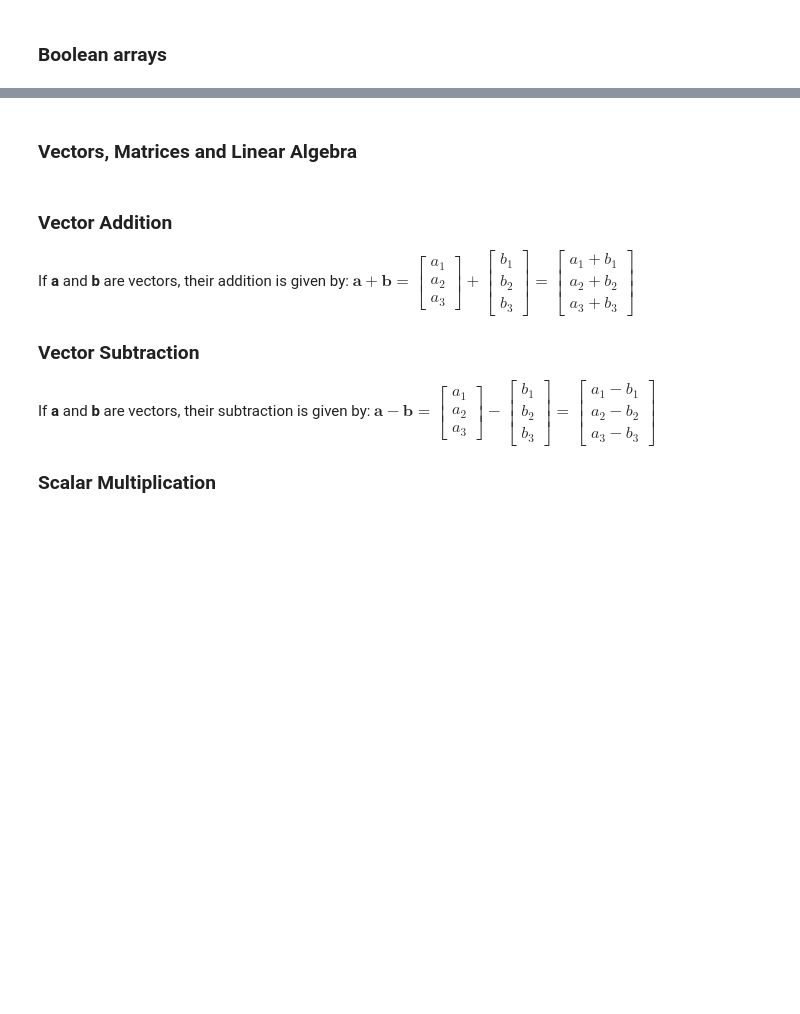
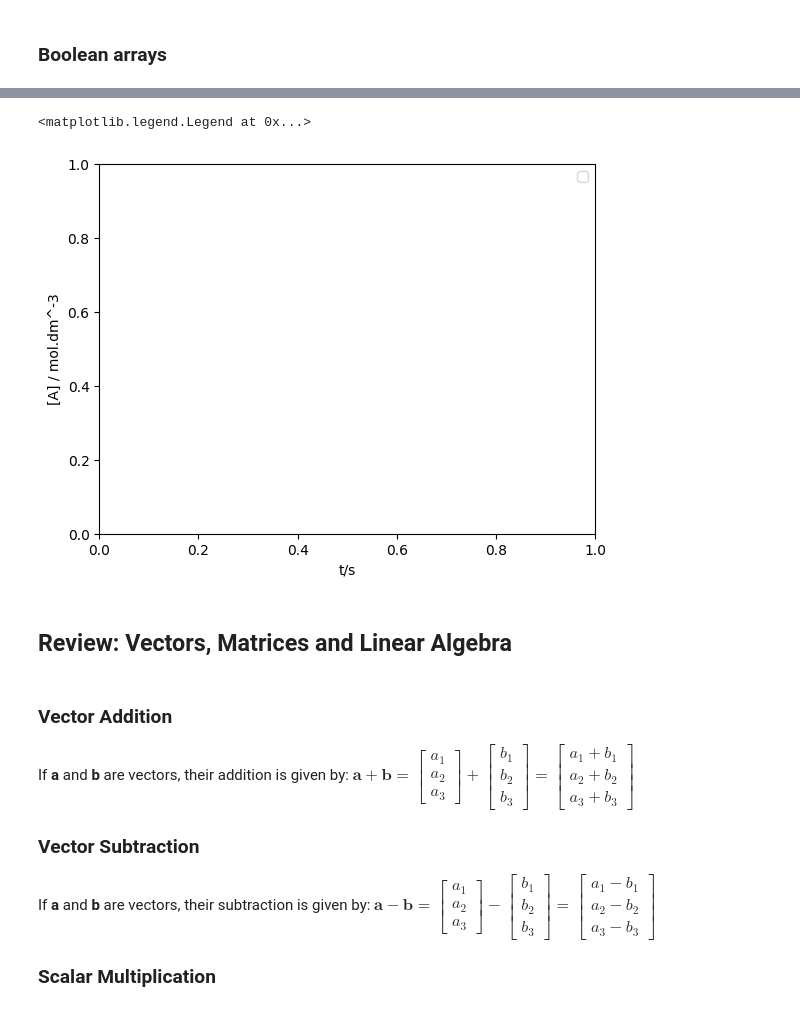
Before and after one commit to CHLoschen/ProgrammingForChemists, a Jupyter notebook: notebooks/lecture5.ipynb, the cells around one changed output, grey strips where cells are left out. Saved outputs shown, nothing was run; the diff lists cells and outputs as text; code cells hidden in the pictures; blank space fills up the shorter version.

```diff
--- a/notebooks/lecture5.ipynb
+++ b/notebooks/lecture5.ipynb
@@ -324,15 +453,21 @@ plt.ylabel('[A] / mol.dm^-3')
 # %%
+# plot the concentration vs time for different rate constants
 A0 = 10
-rate_coefficients = [0.2, 0.4 ,2]
+rate_constants = [0.2, 0.4 ,2] # define the rate constants
 t = np.linspace(0,20,15)
-for k in rate_coefficients:
-    A = A0 * np.exp(-k*t)
-    plt.plot(t,A,lw=1, ls=':',  marker='o', label=f"k={k} s-1")
+
+# <- loop over the rate constants with a for loop
+    # <- compute the concentration at time t
+    # plot the concentration vs time
+    # plt.plot(t,A,lw=1, ls=':',  marker='o', label=f"k={k} s-1")
 plt.xlabel('t/s')
 plt.ylabel('[A] / mol.dm^-3')
 plt.legend()
+# %% [output]
+<matplotlib.legend.Legend at 0x...>
+[figure, added]
 # %% [markdown]
-### Vectors, Matrices and Linear Algebra
+## Review: Vectors, Matrices and Linear Algebra
 # %% [markdown]
 ### Vector Addition
 If **a** and **b** are vectors, their addition is given by:
```
Also changed, not shown: parts of 34 cells of this notebook, 1 other file.
